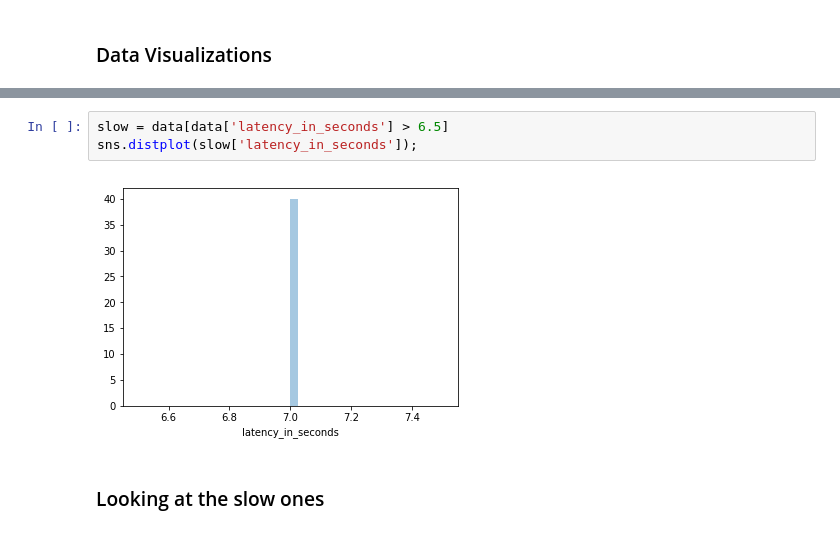
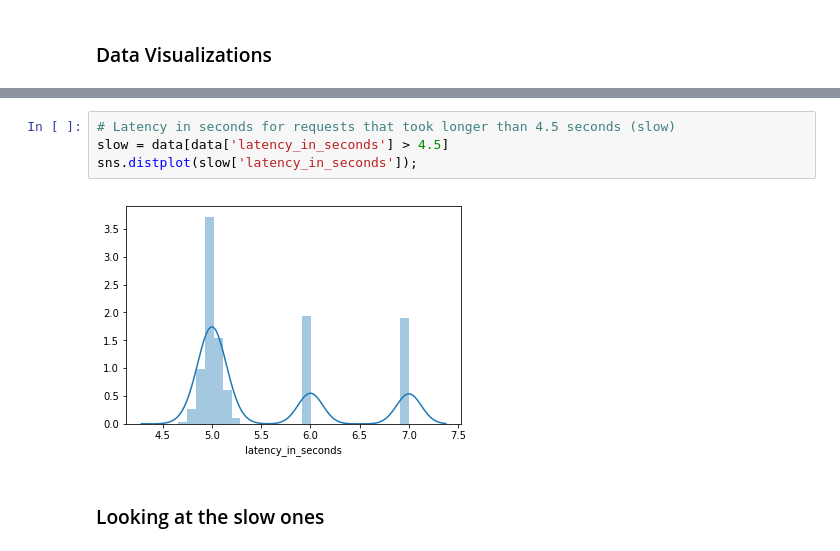
Before and after one commit to claalmve/kong-vue-visualization, a Jupyter notebook: data/Data Visualizations.ipynb, the cells around one changed output, grey strips where cells are left out. Cells and saved outputs as stored; diff of their text form.

```diff
--- a/data/Data Visualizations.ipynb
+++ b/data/Data Visualizations.ipynb
@@ -142,8 +142,9 @@ sns.distplot(data['latency_in_seconds']);
 # %%
-slow = data[data['latency_in_seconds'] > 6.5]
+# Latency in seconds for requests that took longer than 4.5 seconds (slow)
+slow = data[data['latency_in_seconds'] > 4.5]
 sns.distplot(slow['latency_in_seconds']);
 # %% [output]
-[figure, old version]
+[figure, new version]
 # %% [markdown]
 ### Looking at the slow ones
 # %%
```
Also changed, not shown: parts of 60 cells of this notebook.
